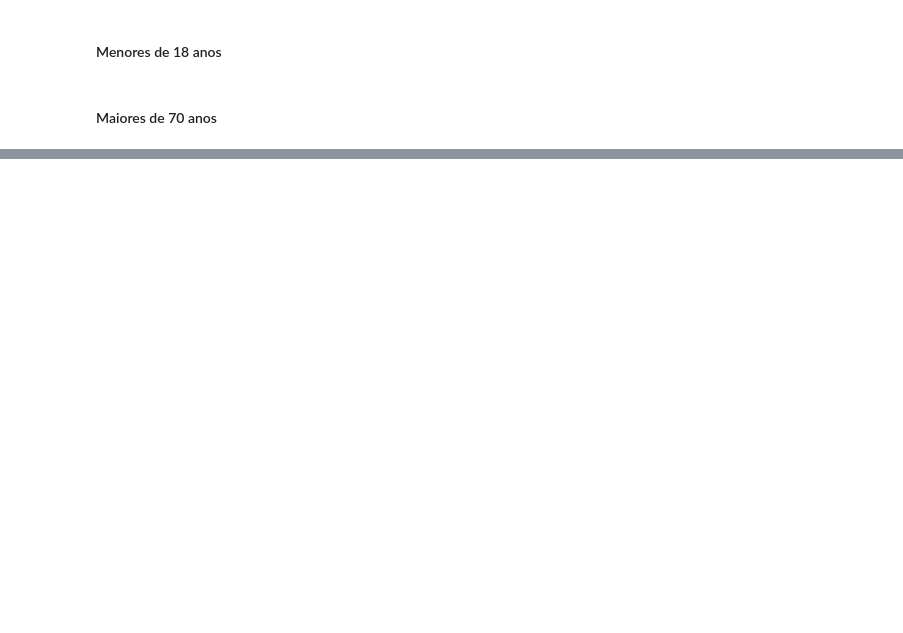
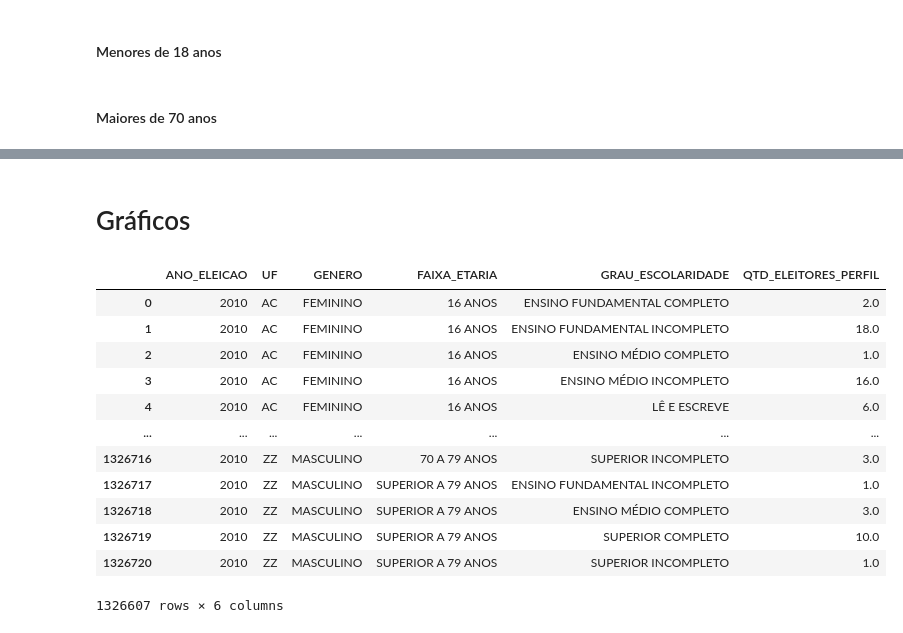
Before and after one commit to Larilw/ICD_Hipotese2, a Jupyter notebook: eleitorado.ipynb, the cells around one changed output, grey strips where cells are left out. Cells and saved outputs as stored; diff of their text form; code cells hidden in the pictures; blank space fills up the shorter version.

```diff
--- a/eleitorado.ipynb
+++ b/eleitorado.ipynb
@@ -153,0 +190,18 @@ eleitorado_2022_maiores_de_70 = remover_eleitores_analfabetos(eleitorado_2022_ma
+# %% [markdown]
+# Gráficos
+# %%
+eleitorado_2010
+# %% [output]
+|  | ANO_ELEICAO | UF | GENERO | FAIXA_ETARIA | GRAU_ESCOLARIDADE | QTD_ELEITORES_PERFIL |
+| 0 | 2010 | AC | FEMININO | 16 ANOS | ENSINO FUNDAMENTAL COMPLETO | 2.0 |
+| 1 | 2010 | AC | FEMININO | 16 ANOS | ENSINO FUNDAMENTAL INCOMPLETO | 18.0 |
+| 2 | 2010 | AC | FEMININO | 16 ANOS | ENSINO MÉDIO COMPLETO | 1.0 |
+| 3 | 2010 | AC | FEMININO | 16 ANOS | ENSINO MÉDIO INCOMPLETO | 16.0 |
+| 4 | 2010 | AC | FEMININO | 16 ANOS | LÊ E ESCREVE | 6.0 |
+| ... | ... | ... | ... | ... | ... | ... |
+| 1326716 | 2010 | ZZ | MASCULINO | 70 A 79 ANOS | SUPERIOR INCOMPLETO | 3.0 |
+| 1326717 | 2010 | ZZ | MASCULINO | SUPERIOR A 79 ANOS | ENSINO FUNDAMENTAL INCOMPLETO | 1.0 |
+| 1326718 | 2010 | ZZ | MASCULINO | SUPERIOR A 79 ANOS | ENSINO MÉDIO COMPLETO | 3.0 |
+| 1326719 | 2010 | ZZ | MASCULINO | SUPERIOR A 79 ANOS | SUPERIOR COMPLETO | 10.0 |
+| 1326720 | 2010 | ZZ | MASCULINO | SUPERIOR A 79 ANOS | SUPERIOR INCOMPLETO | 1.0 |
+1326607 rows × 6 columns
```
Also changed, not shown: parts of 14 cells of this notebook.
